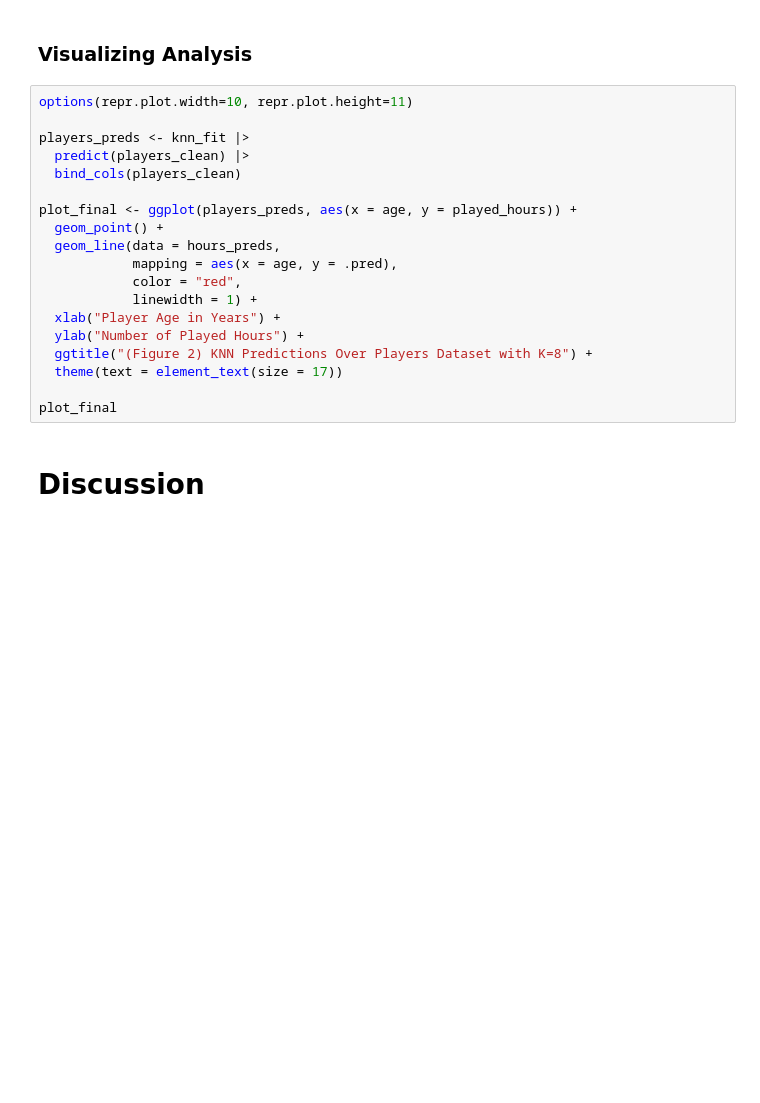
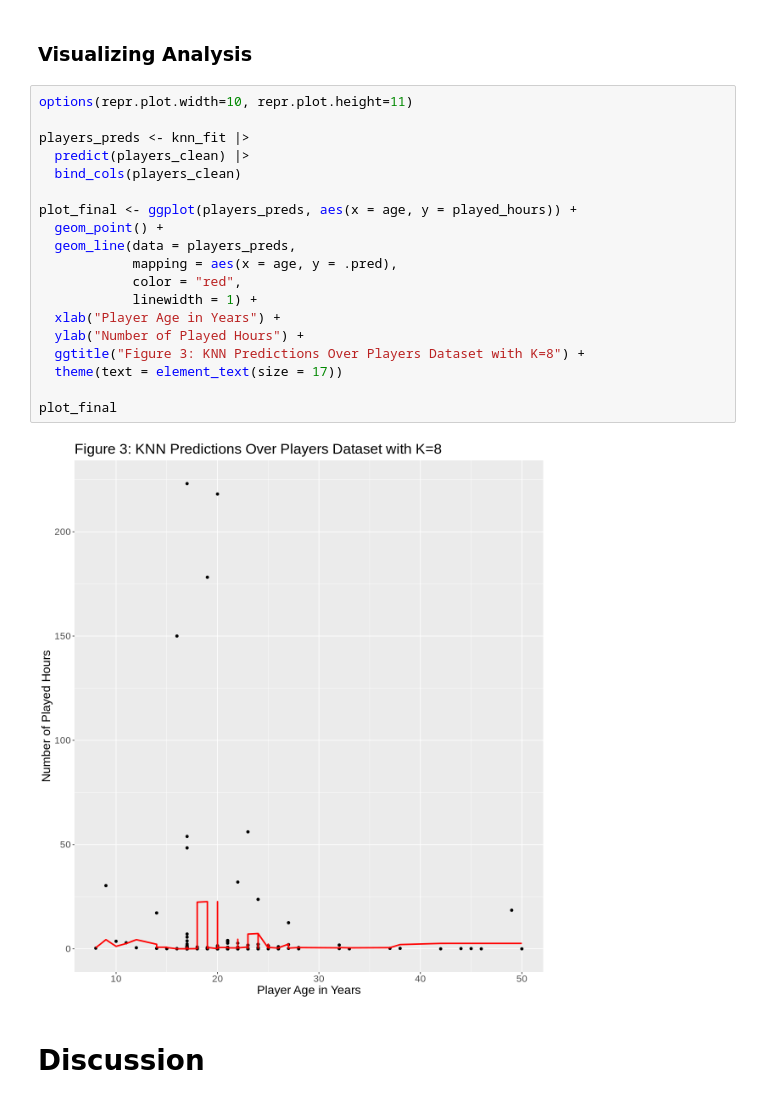
Before and after one commit to owenHochwald/dsci-100-2025w2-group-1, a Jupyter notebook: main.ipynb, the cells around one changed output. Saved outputs shown, nothing was run; the diff lists cells and outputs as text; blank space fills up the shorter version.

```diff
--- a/main.ipynb
+++ b/main.ipynb
@@ -178,22 +205,24 @@ hours_summary
 # %%
 options(repr.plot.width=10, repr.plot.height=11)
 
 players_preds <- knn_fit |>
   predict(players_clean) |>
   bind_cols(players_clean)
 
 plot_final <- ggplot(players_preds, aes(x = age, y = played_hours)) +
   geom_point() +
-  geom_line(data = hours_preds,
+  geom_line(data = players_preds,
             mapping = aes(x = age, y = .pred),
             color = "red",
             linewidth = 1) +
   xlab("Player Age in Years") +
   ylab("Number of Played Hours") +
-  ggtitle("(Figure 2) KNN Predictions Over Players Dataset with K=8") +
+  ggtitle("Figure 3: KNN Predictions Over Players Dataset with K=8") +
   theme(text = element_text(size = 17))
 
 plot_final
+# %% [output]
+[figure, added]
 # %% [markdown]
 # Discussion
 # %% [raw]
```
Also changed, not shown: parts of 7 cells of this notebook.
